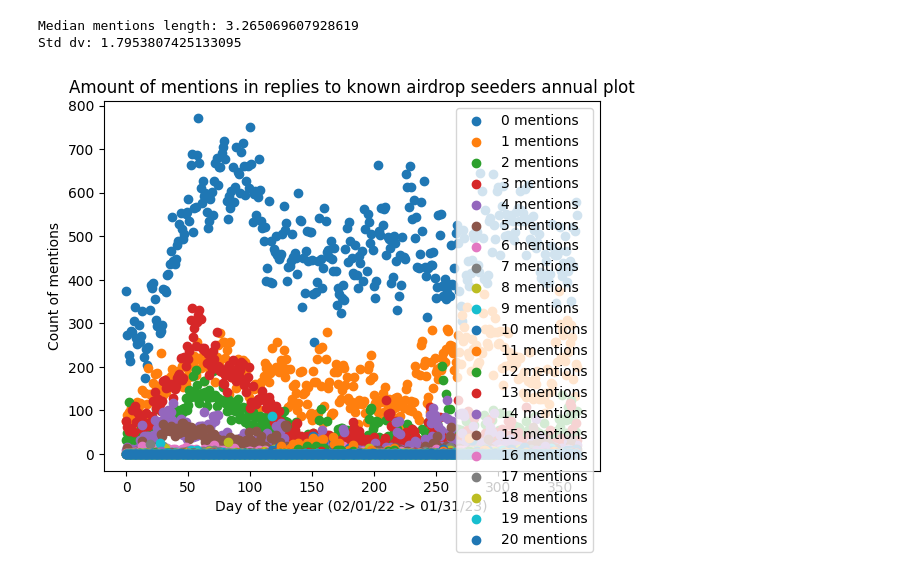
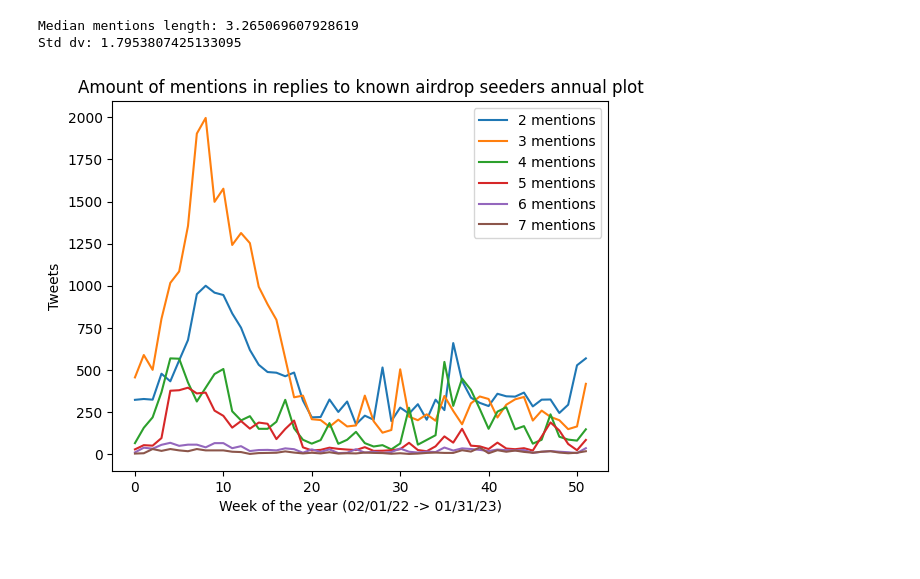
Before and after one commit to colbyeagan/TDAA, a Jupyter notebook: tweets.ipynb, the cells around one changed output. Cells and saved outputs as stored; diff of their text form; code cells hidden in the pictures; blank space fills up the shorter version.

```diff
--- a/tweets.ipynb
+++ b/tweets.ipynb
@@ -1088,8 +1088,8 @@ function1()
 # %%
 import json
 import matplotlib.pyplot as plt
-min_mens = 3
-max_mens = 3
+min_mens = 2
+max_mens = 7
 
 # create a dictionary to store the count of mentions of each length for each json file
 mentions_count = {i: {j: 0 for j in range(min_mens, max_mens+1)} for i in range(365)}
@@ -1132,4 +1132,6 @@ plt.legend()
 
 # display the plot
 plt.show()
+for item in mentions_count:
+    print(f"{mentions_count[item][3]}")
 # %% [output]
@@ -1161,44 +1180,58 @@ print("Std dv:", std_dv_mentions)
 Median mentions length: 3.265069607928619
 Std dv: 1.7953807425133095
 # %%
+import json
 import matplotlib.pyplot as plt
-
-min_mens = 0
-max_mens = 20
+min_mens = 2
+max_mens = 7
 
 # create a dictionary to store the count of mentions of each length for each json file
 mentions_count = {i: {j: 0 for j in range(min_mens, max_mens+1)} for i in range(365)}
 
 # loop through each json file
-for i in range(365):
+start_i = -7
+end_i = -1
+for i in range(52):
+    start_i += 7
+    end_i += 7
     # read in the json file
-    with open(f'replies_to_{i}.json', 'r') as f:
-        json_file = json.load(f)
+    for j in range(start_i, end_i+1):
+        with open(f'replies_to_{j}.json', 'r') as f:
+            json_file = json.load(f)
 
-    # loop through each dictionary in the 'data' key
-    for data_dict in json_file['data']:
+        # loop through each dictionary in the 'data' key
+        counter = 0
+        for data_dict in json_file['data']:
 
-        # loop through each dictionary in the 'mentions' key and count the length of the list
-        if 'entities' in data_dict and 'mentions' in data_dict['entities']:
-            length = (len(data_dict['entities']['mentions']) - 1)
-            if(length > max_mens or length < min_mens):
-                continue
-            mentions_count[i][length] += 1
+            # loop through each dictionary in the 'mentions' key and count the length of the list
+            if 'entities' in data_dict and 'mentions' in data_dict['entities']:
+                length = (len(data_dict['entities']['mentions']) - 1)
+                if(length > max_mens or length < min_mens):
+                    continue
+                #print(f"i: {i}")
+                #print(f"length: {length}")
+                mentions_count[i][length] += 1
+                counter += 1
+            if counter >= 1000:
+                break
 
-# create a scatter plot
-for j in range(min_mens, max_mens+1):
-    x = [i for i in range(365)]
-    y = [mentions_count[i][j] for i in range(365)]
+
+# create a longitudinal line plot
+for j in range(min_mens,max_mens+1):
+    x = [i for i in range(52)]
+    y = [mentions_count[i][j] for i in range(52)]
     label = f"{j} mentions"
-    plt.scatter(x, y, label=label)
+    plt.plot(x, y, label=label)
 
 # set the title and labels for the plot
 plt.title("Amount of mentions in replies to known airdrop seeders annual plot")
-plt.xlabel("Day of the year (02/01/22 -> 01/31/23)")
-plt.ylabel("Count of mentions")
+plt.xlabel("Week of the year (02/01/22 -> 01/31/23)")
+plt.ylabel("Tweets")
 plt.legend()
 
 # display the plot
 plt.show()
+for item in mentions_count:
+    print(f"{mentions_count[item][3]}")
 # %% [output]
-[figure, old version]
+[figure, new version]
```
Also changed, not shown: parts of 3 cells of this notebook.
